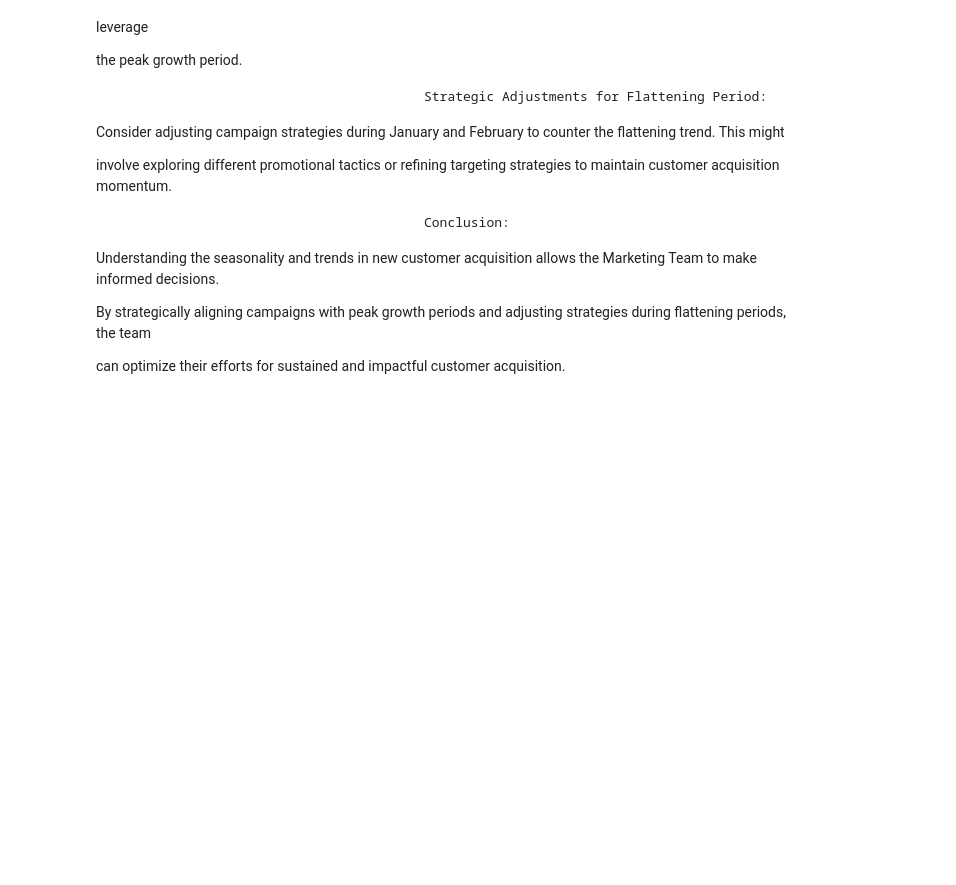
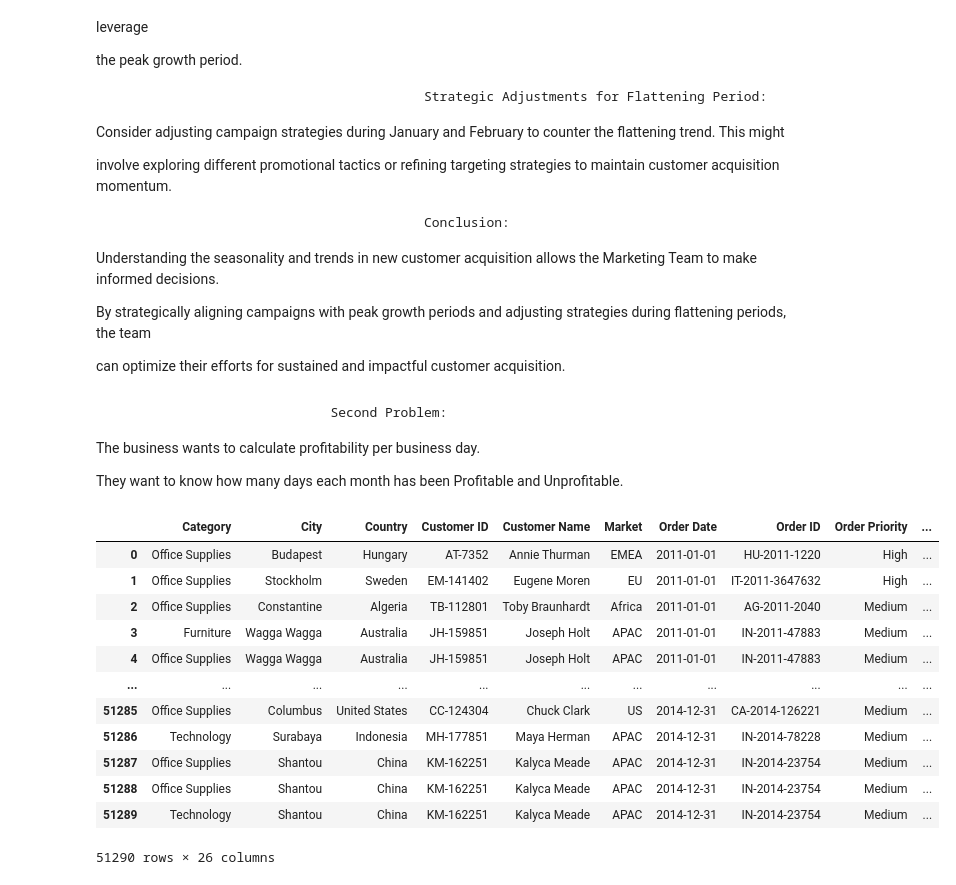
Before and after one commit to saifghostrider454/AdvertisementCaseStudy, a Jupyter notebook: EDA/eda.ipynb, the cells around one changed output. Cells and saved outputs as stored; diff of their text form; code cells hidden in the pictures; blank space fills up the shorter version.

```diff
--- a/EDA/eda.ipynb
+++ b/EDA/eda.ipynb
@@ -252,3 +254,8 @@ Understanding the seasonality and trends in new customer acquisition allows the
 By strategically aligning campaigns with peak growth periods and adjusting strategies during flattening periods, the team
 
 can optimize their efforts for sustained and impactful customer acquisition.
+# %% [markdown]
+                                Second Problem:
+The business wants to calculate profitability per business day.
+
+They want to know how many days each month has been Profitable and Unprofitable.
@@ -254,0 +267,16 @@ can optimize their efforts for sustained and impactful customer acquisition.
+# %%
+df
+# %% [output]
+|  | Category | City | Country | Customer ID | Customer Name | Market | Order Date | Order ID | Order Priority | ... |
+| 0 | Office Supplies | Budapest | Hungary | AT-7352 | Annie Thurman | EMEA | 2011-01-01 | HU-2011-1220 | High | ... |
+| 1 | Office Supplies | Stockholm | Sweden | EM-141402 | Eugene Moren | EU | 2011-01-01 | IT-2011-3647632 | High | ... |
+| 2 | Office Supplies | Constantine | Algeria | TB-112801 | Toby Braunhardt | Africa | 2011-01-01 | AG-2011-2040 | Medium | ... |
+| 3 | Furniture | Wagga Wagga | Australia | JH-159851 | Joseph Holt | APAC | 2011-01-01 | IN-2011-47883 | Medium | ... |
+| 4 | Office Supplies | Wagga Wagga | Australia | JH-159851 | Joseph Holt | APAC | 2011-01-01 | IN-2011-47883 | Medium | ... |
+| ... | ... | ... | ... | ... | ... | ... | ... | ... | ... | ... |
+| 51285 | Office Supplies | Columbus | United States | CC-124304 | Chuck Clark | US | 2014-12-31 | CA-2014-126221 | Medium | ... |
+| 51286 | Technology | Surabaya | Indonesia | MH-177851 | Maya Herman | APAC | 2014-12-31 | IN-2014-78228 | Medium | ... |
+| 51287 | Office Supplies | Shantou | China | KM-162251 | Kalyca Meade | APAC | 2014-12-31 | IN-2014-23754 | Medium | ... |
+| 51288 | Office Supplies | Shantou | China | KM-162251 | Kalyca Meade | APAC | 2014-12-31 | IN-2014-23754 | Medium | ... |
+| 51289 | Technology | Shantou | China | KM-162251 | Kalyca Meade | APAC | 2014-12-31 | IN-2014-23754 | Medium | ... |
+51290 rows × 26 columns
```
Also changed, not shown: parts of 5 cells of this notebook.
